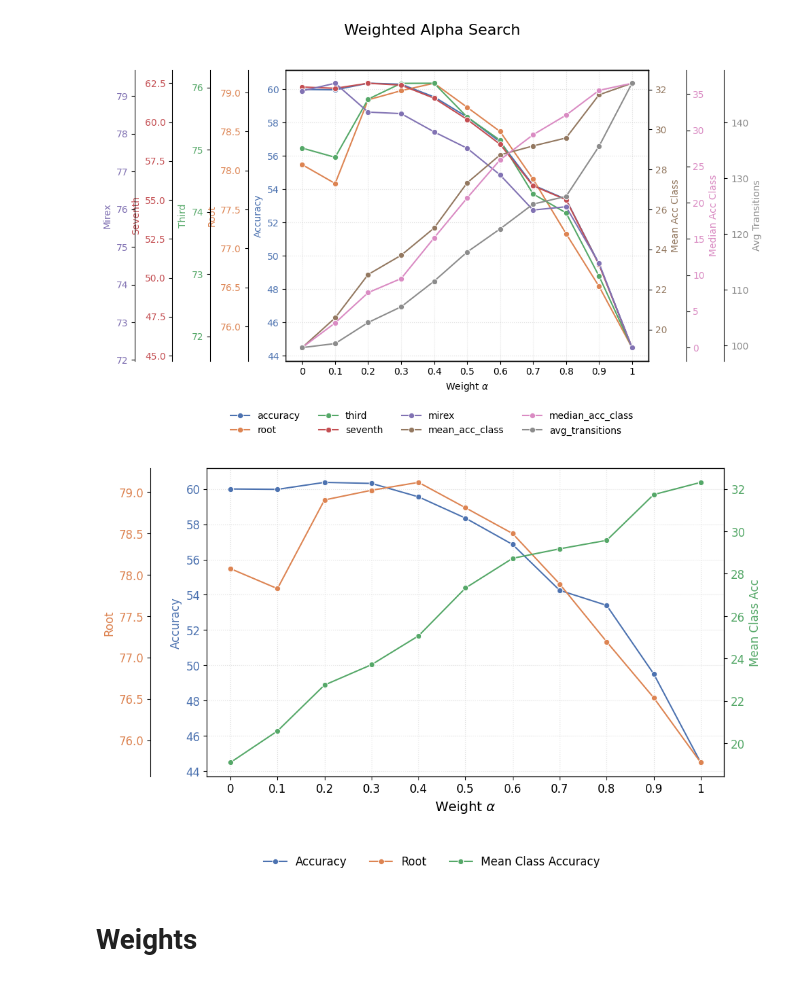
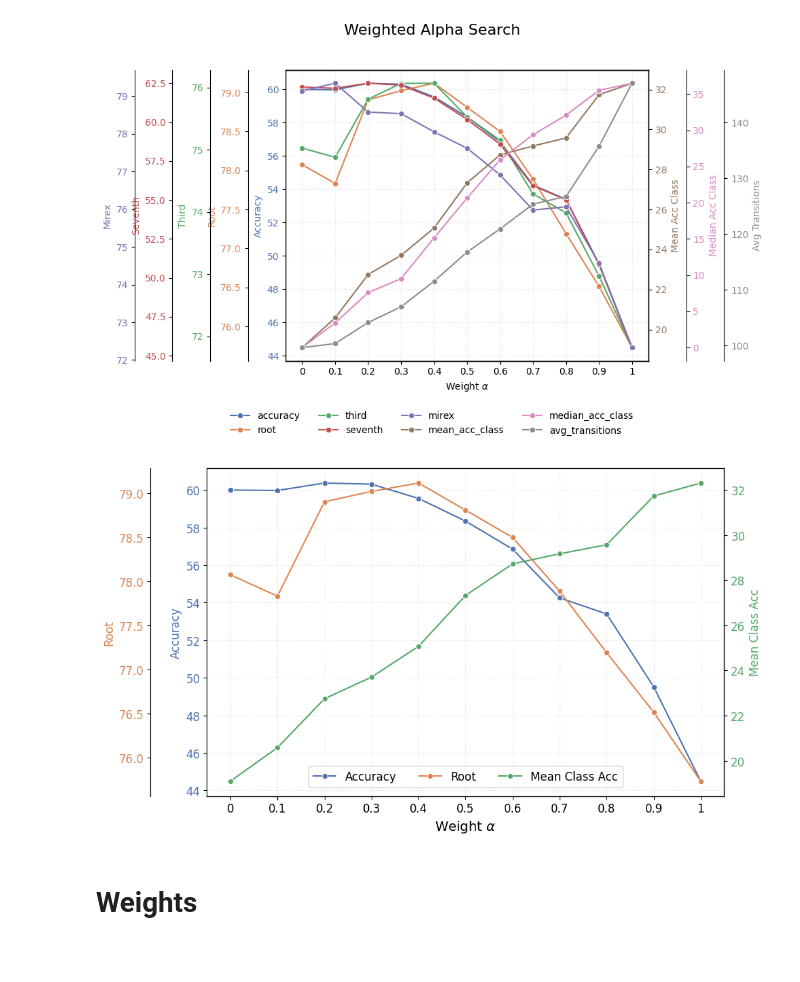
Before and after one commit to PierreRL/AutomaticChordRecognition, a Jupyter notebook: notebooks/experiments/5. Weighted Loss.ipynb, the cells around one changed output. Drawn from its saved outputs; the diff is of its cells as text; code cells hidden in the pictures; blank space fills up the shorter version.

```diff
--- a/notebooks/experiments/5. Weighted Loss.ipynb
+++ b/notebooks/experiments/5. Weighted Loss.ipynb
@@ -141,39 +141,51 @@ ax1.plot(df['alpha'], df['accuracy'],
 
 # Twin left: root
 ax2 = ax1.twinx()
 ax2.spines['left'].set_position(('outward', 60))
 ax2.yaxis.set_label_position('left')
 ax2.yaxis.tick_left()
 ax2.set_ylabel('Root', color=colors['root'], fontsize=12)
 ax2.tick_params(axis='y', labelsize=12, labelcolor=colors['root'])
 ax2.plot(df['alpha'], df['root'],
          color=colors['root'],
          marker='o', markersize=6,
          markerfacecolor=colors['root'],
          markeredgecolor='white', markeredgewidth=0.7,
          label='Root')
 
 # Twin right: mean class accuracy
 ax3 = ax1.twinx()
 ax3.set_ylabel('Mean Class Acc', color=colors['mean_acc_class'], fontsize=12)
 ax3.tick_params(axis='y', labelsize=12, labelcolor=colors['mean_acc_class'])
 ax3.plot(df['alpha'], df['mean_acc_class'],
          color=colors['mean_acc_class'],
          marker='o', markersize=6,
          markerfacecolor=colors['mean_acc_class'],
          markeredgecolor='white', markeredgewidth=0.8,
          label='Mean Class Acc')
 
-# Legend
-fig.legend(['Accuracy', 'Root', 'Mean Class Accuracy'],
-           loc='lower center', bbox_to_anchor=(0.5, -0.08),
-           ncol=3, frameon=False, fontsize=12)
+# Collect handles and labels from all axes
+handles1, labels1 = ax1.get_legend_handles_labels()
+handles2, labels2 = ax2.get_legend_handles_labels()
+handles3, labels3 = ax3.get_legend_handles_labels()
 
-fig.tight_layout(rect=[0, 0.05, 1, 0.95])
+# Combine them
+all_handles = handles1 + handles2 + handles3
+all_labels = labels1 + labels2 + labels3
+
+# Add combined legend to ax1
+ax1.legend(all_handles, all_labels,
+           loc='lower center',
+           bbox_to_anchor=(0.5, 0.01),
+           ncol=3,
+           fontsize=12,
+           frameon=True)
+
+fig.tight_layout(rect=[0, 0.05, 1, 1])  # leave space at the bottom for the legend
 plt.savefig('./thesis/figures/weight_alpha_search_trim.png', dpi=300, bbox_inches='tight')
 plt.show()
 # %% [output]
-[figure, old version]
+[figure, new version]
 # %% [markdown]
 # Weights
 # %%
```
Also changed, not shown: 6 other files.
